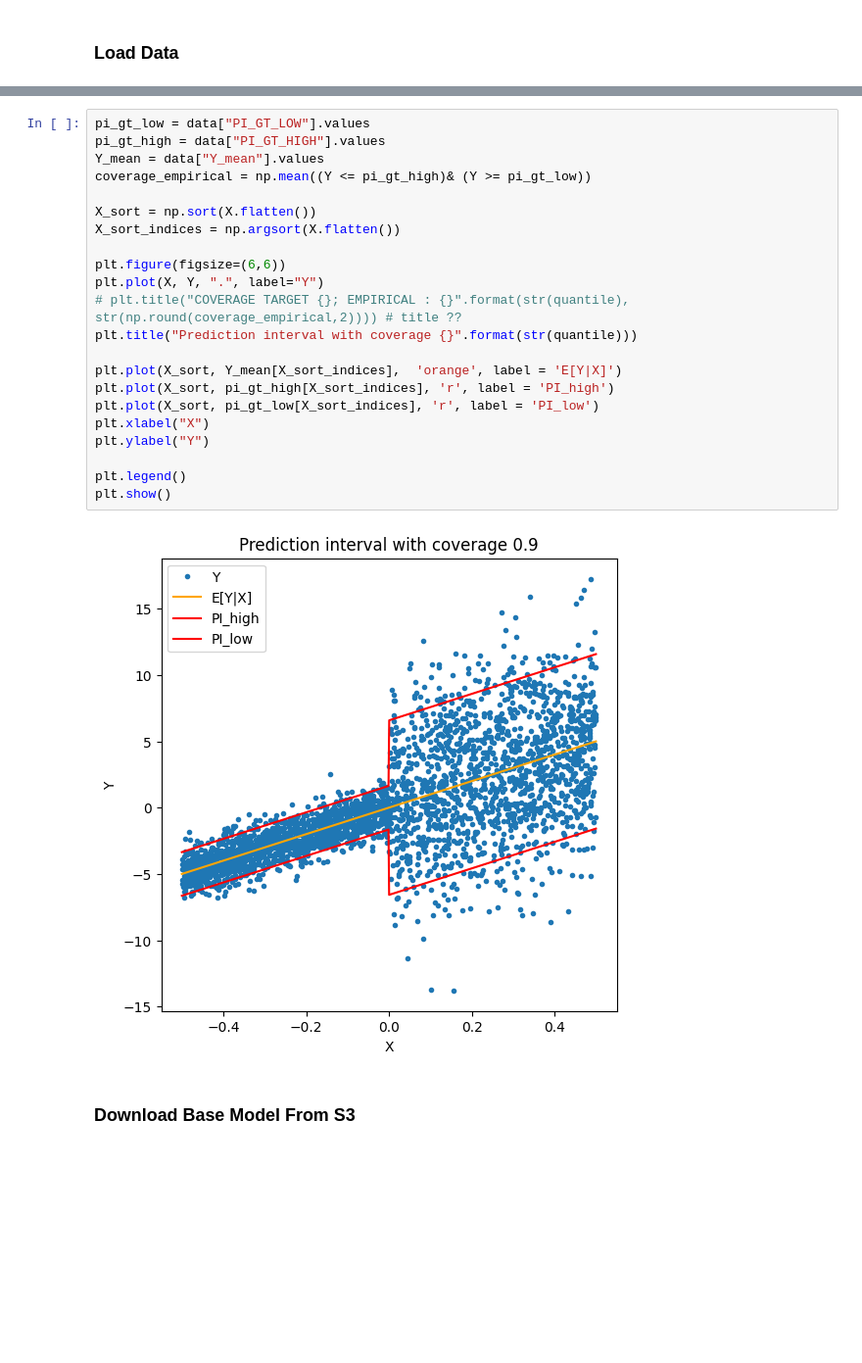
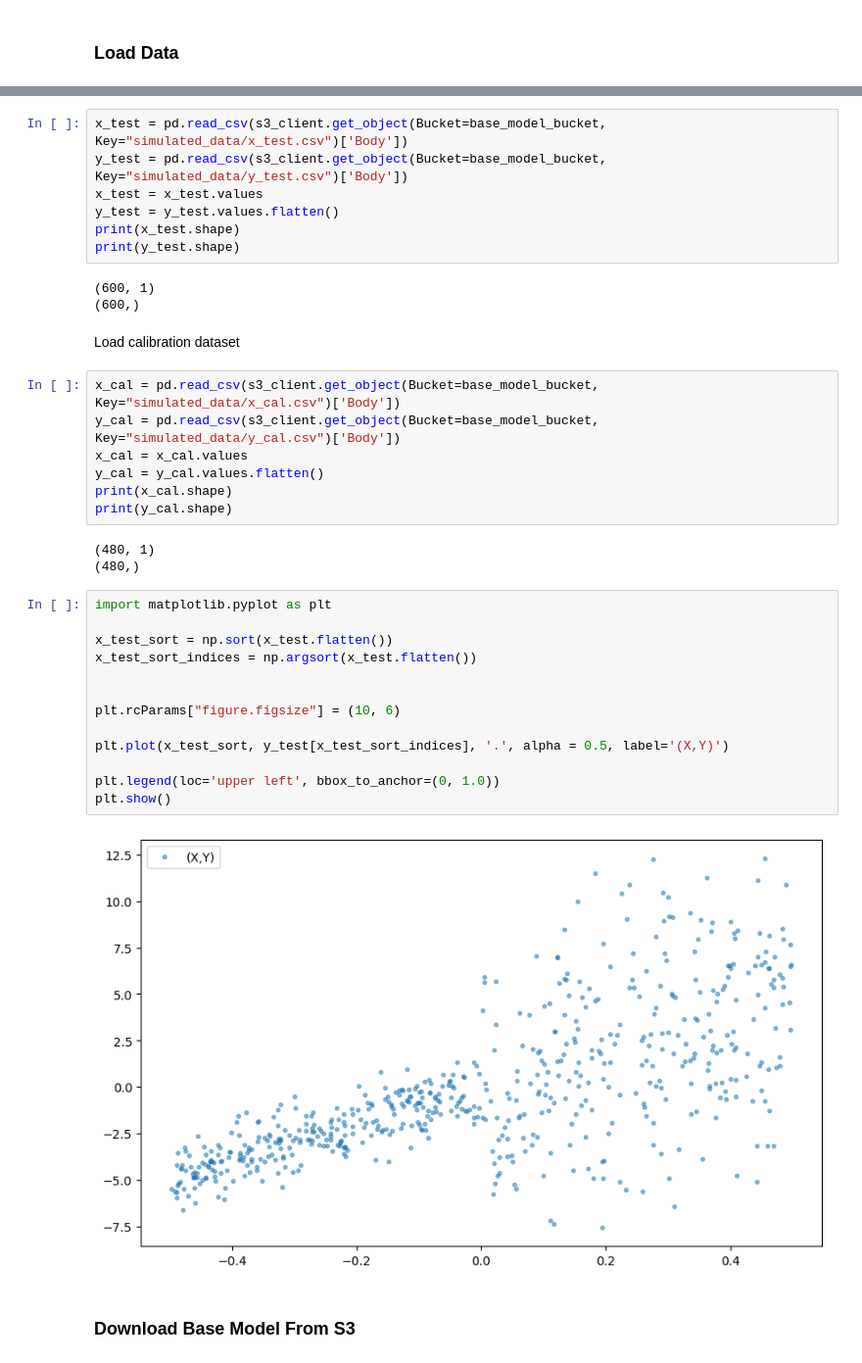
Before and after one commit to trustyai-explainability/trustyai-model-trust, a Jupyter notebook: notebooks/Model_Trust_Workflow.ipynb, the cells around one changed output, grey strips where cells are left out. Shown at 98% size. Cells and saved outputs as stored; diff of their text form; blank space fills up the shorter version.

Commit message:
model trust workflow with data from s3
Signed-off-by: Giridhar Ganapavarapu <giridhar.ganapavarapu@ibm.com>

```diff
--- a/notebooks/Model_Trust_Workflow.ipynb
+++ b/notebooks/Model_Trust_Workflow.ipynb
@@ -69,26 +72,39 @@ y_cal = dataset["y_cal"]
+# %%
+x_test = pd.read_csv(s3_client.get_object(Bucket=base_model_bucket, Key="simulated_data/x_test.csv")['Body'])
+y_test = pd.read_csv(s3_client.get_object(Bucket=base_model_bucket, Key="simulated_data/y_test.csv")['Body'])
+x_test = x_test.values
+y_test = y_test.values.flatten()
+print(x_test.shape)
+print(y_test.shape)
+# %% [output]
+(600, 1)
+(600,)
+# %% [markdown]
+Load calibration dataset
+# %%
+x_cal = pd.read_csv(s3_client.get_object(Bucket=base_model_bucket, Key="simulated_data/x_cal.csv")['Body'])
+y_cal = pd.read_csv(s3_client.get_object(Bucket=base_model_bucket, Key="simulated_data/y_cal.csv")['Body'])
+x_cal = x_cal.values
+y_cal = y_cal.values.flatten()
+print(x_cal.shape)
+print(y_cal.shape)
+# %% [output]
+(480, 1)
+(480,)
 # %%
-pi_gt_low = data["PI_GT_LOW"].values
-pi_gt_high = data["PI_GT_HIGH"].values
-Y_mean = data["Y_mean"].values
-coverage_empirical = np.mean((Y <= pi_gt_high)& (Y >= pi_gt_low))
+import matplotlib.pyplot as plt
 
-X_sort = np.sort(X.flatten())
-X_sort_indices = np.argsort(X.flatten())
+x_test_sort = np.sort(x_test.flatten())
+x_test_sort_indices = np.argsort(x_test.flatten())
 
-plt.figure(figsize=(6,6))
-plt.plot(X, Y, ".", label="Y")
-# plt.title("COVERAGE TARGET {}; EMPIRICAL : {}".format(str(quantile), str(np.round(coverage_empirical,2)))) # title ??
-plt.title("Prediction interval with coverage {}".format(str(quantile)))
 
-plt.plot(X_sort, Y_mean[X_sort_indices],  'orange', label = 'E[Y|X]')
-plt.plot(X_sort, pi_gt_high[X_sort_indices], 'r', label = 'PI_high')
-plt.plot(X_sort, pi_gt_low[X_sort_indices], 'r', label = 'PI_low')
-plt.xlabel("X")
-plt.ylabel("Y")
+plt.rcParams["figure.figsize"] = (10, 6)
 
-plt.legend()
+plt.plot(x_test_sort, y_test[x_test_sort_indices], '.', alpha = 0.5, label='(X,Y)')
+
+plt.legend(loc='upper left', bbox_to_anchor=(0, 1.0))
 plt.show()
 # %% [output]
-[figure, old version]
+[figure, new version]
 # %% [markdown]
 ### Download Base Model From S3
```
Also changed, not shown: parts of 23 cells of this notebook.
